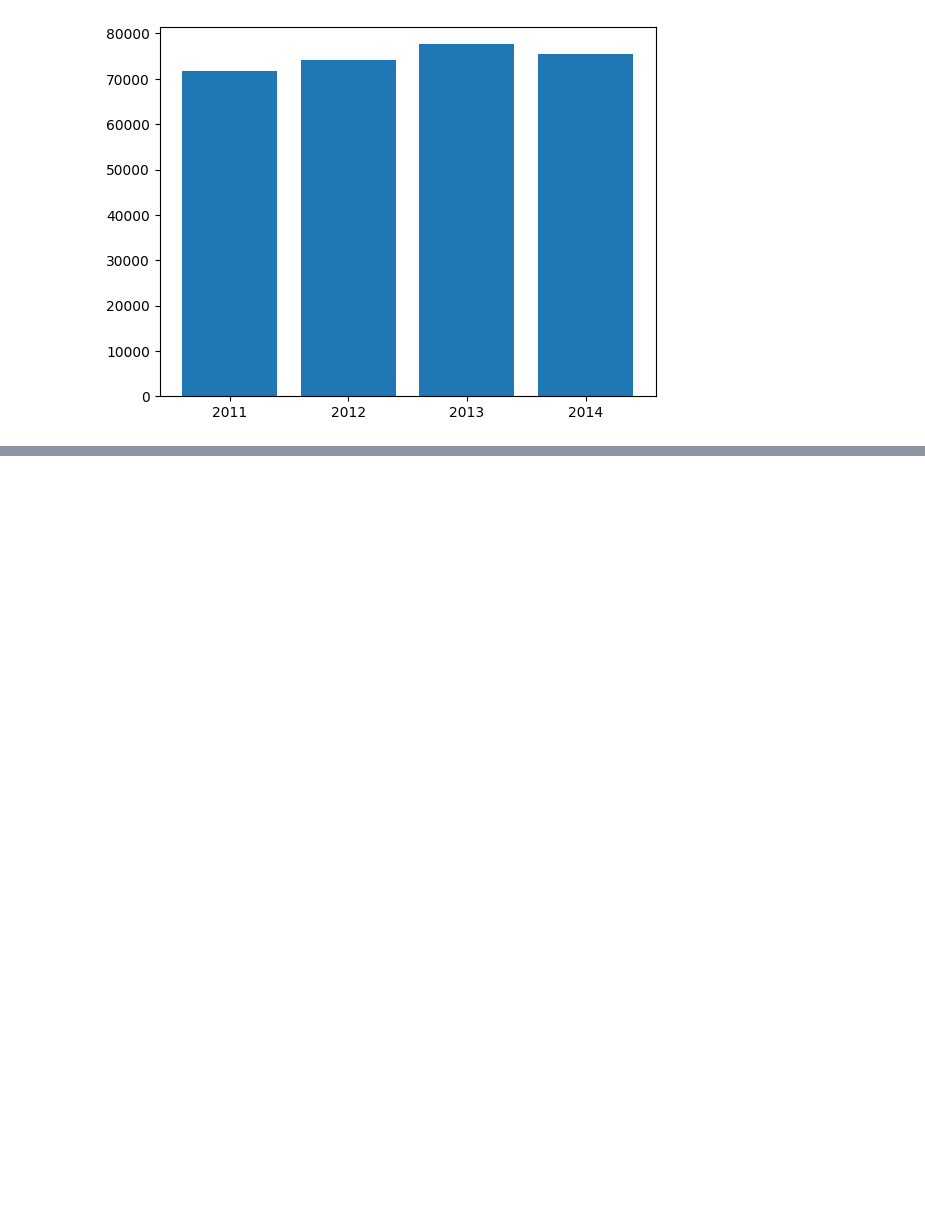
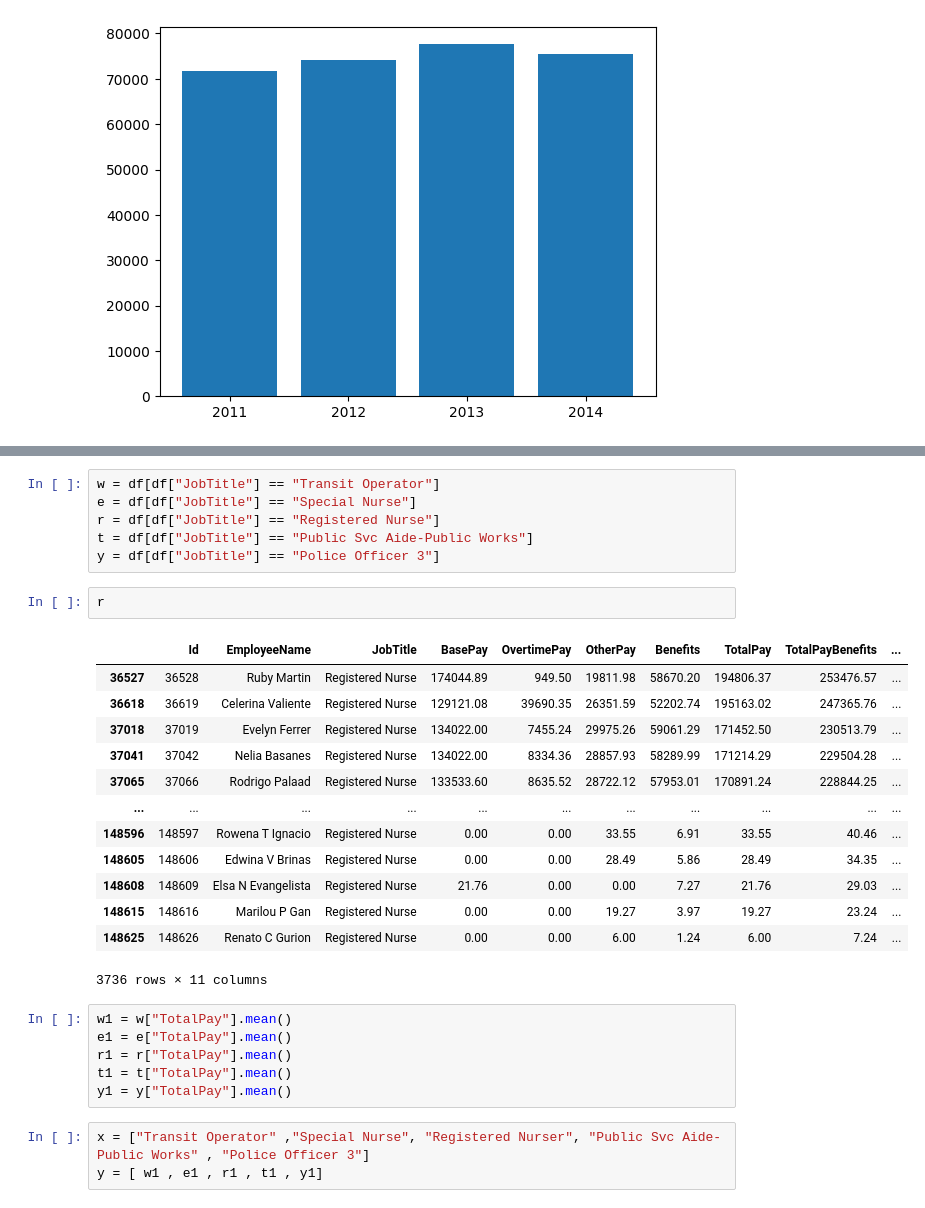
Before and after one commit to AraschNikvari/preprocessing, a Jupyter notebook: ara.ipynb, the cells around one changed output, grey strips where cells are left out. Drawn from its saved outputs; the diff is of its cells as text; blank space fills up the shorter version.

```diff
--- a/ara.ipynb
+++ b/ara.ipynb
@@ -181,0 +214,31 @@ plt.show()
+# %%
+w = df[df["JobTitle"] == "Transit Operator"]
+e = df[df["JobTitle"] == "Special Nurse"]
+r = df[df["JobTitle"] == "Registered Nurse"]
+t = df[df["JobTitle"] == "Public Svc Aide-Public Works"]
+y = df[df["JobTitle"] == "Police Officer 3"]
+# %%
+r
+# %% [output]
+|  | Id | EmployeeName | JobTitle | BasePay | OvertimePay | OtherPay | Benefits | TotalPay | TotalPayBenefits | ... |
+| 36527 | 36528 | Ruby Martin | Registered Nurse | 174044.89 | 949.50 | 19811.98 | 58670.20 | 194806.37 | 253476.57 | ... |
+| 36618 | 36619 | Celerina Valiente | Registered Nurse | 129121.08 | 39690.35 | 26351.59 | 52202.74 | 195163.02 | 247365.76 | ... |
+| 37018 | 37019 | Evelyn Ferrer | Registered Nurse | 134022.00 | 7455.24 | 29975.26 | 59061.29 | 171452.50 | 230513.79 | ... |
+| 37041 | 37042 | Nelia Basanes | Registered Nurse | 134022.00 | 8334.36 | 28857.93 | 58289.99 | 171214.29 | 229504.28 | ... |
+| 37065 | 37066 | Rodrigo Palaad | Registered Nurse | 133533.60 | 8635.52 | 28722.12 | 57953.01 | 170891.24 | 228844.25 | ... |
+| ... | ... | ... | ... | ... | ... | ... | ... | ... | ... | ... |
+| 148596 | 148597 | Rowena T Ignacio | Registered Nurse | 0.00 | 0.00 | 33.55 | 6.91 | 33.55 | 40.46 | ... |
+| 148605 | 148606 | Edwina V Brinas | Registered Nurse | 0.00 | 0.00 | 28.49 | 5.86 | 28.49 | 34.35 | ... |
+| 148608 | 148609 | Elsa N Evangelista | Registered Nurse | 21.76 | 0.00 | 0.00 | 7.27 | 21.76 | 29.03 | ... |
+| 148615 | 148616 | Marilou P Gan | Registered Nurse | 0.00 | 0.00 | 19.27 | 3.97 | 19.27 | 23.24 | ... |
+| 148625 | 148626 | Renato C Gurion | Registered Nurse | 0.00 | 0.00 | 6.00 | 1.24 | 6.00 | 7.24 | ... |
+3736 rows × 11 columns
+# %%
+w1 = w["TotalPay"].mean()
+e1 = e["TotalPay"].mean()
+r1 = r["TotalPay"].mean()
+t1 = t["TotalPay"].mean()
+y1 = y["TotalPay"].mean()
+# %%
+x = ["Transit Operator" ,"Special Nurse", "Registered Nurser", "Public Svc Aide-Public Works" , "Police Officer 3"]
+y = [ w1 , e1 , r1 , t1 , y1]
```
Also changed, not shown: parts of 3 cells of this notebook.
